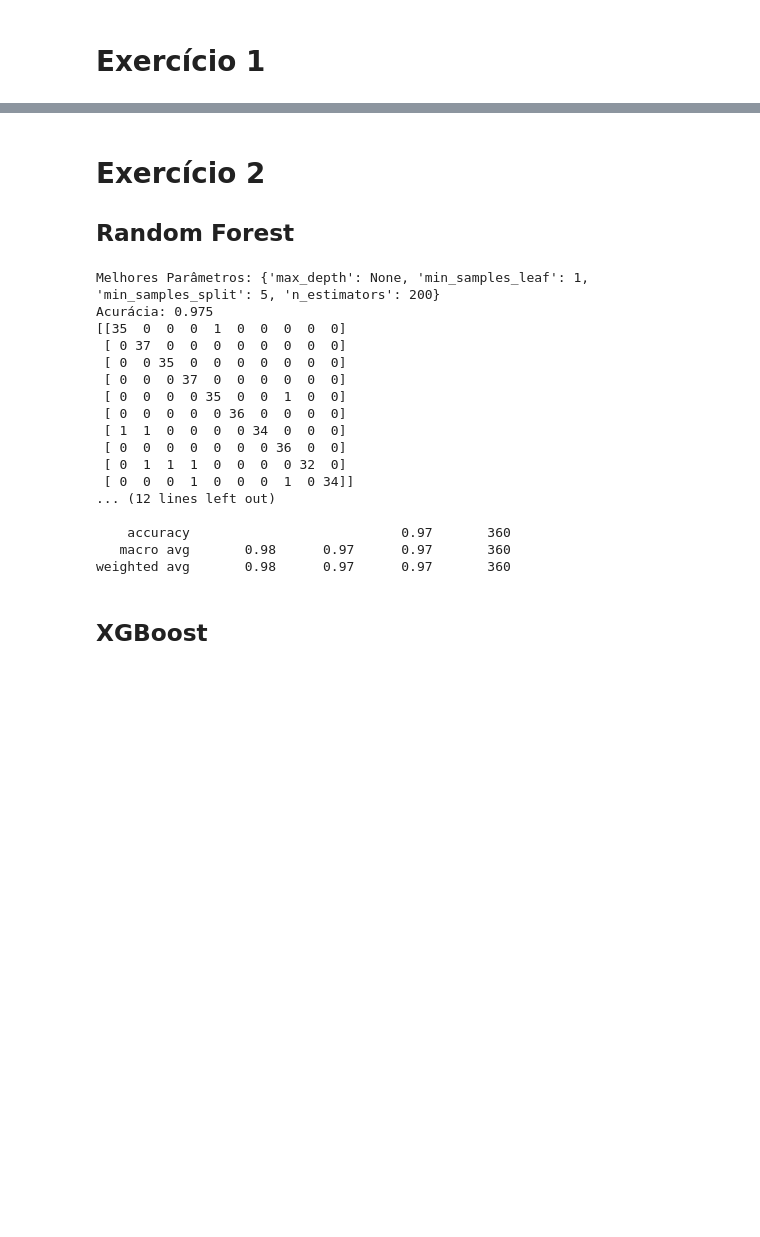
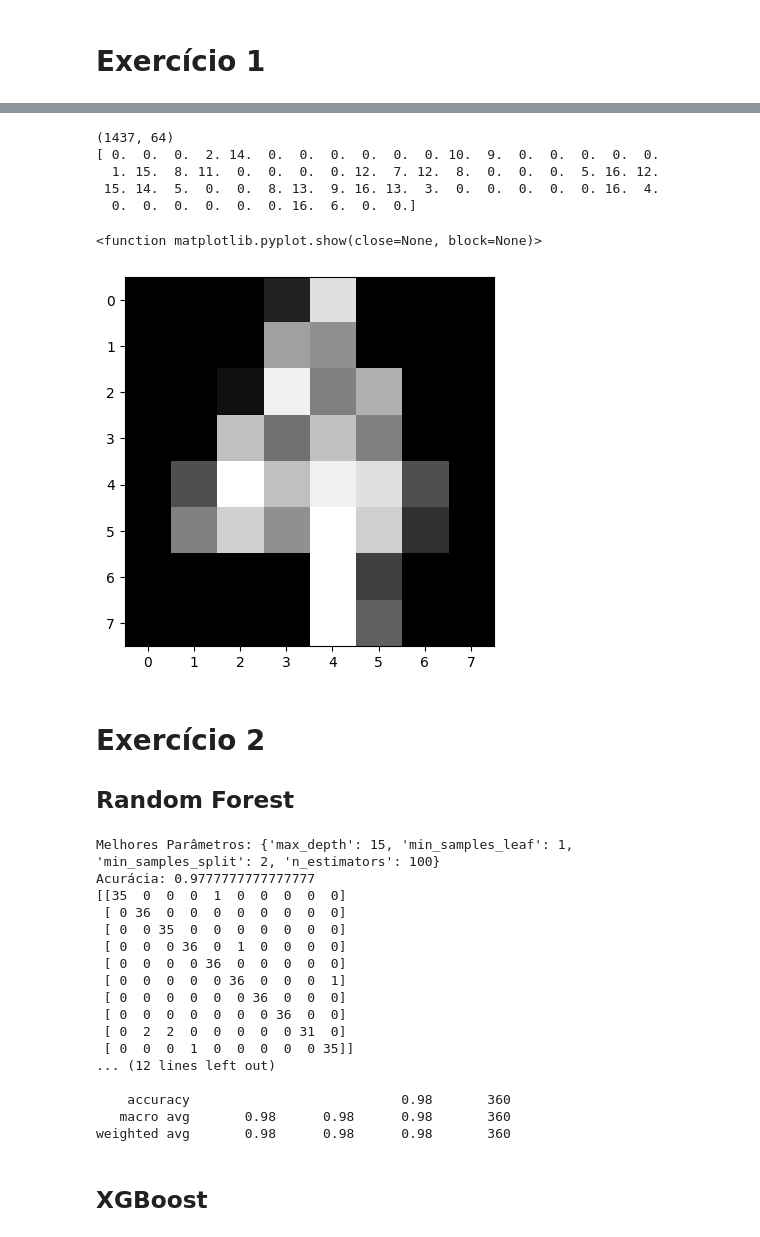
Before and after one commit to lcdmendes/mba-deeplearning-iad-006-2024-public, a Jupyter notebook: notebooks/começar_por_aqui.ipynb, the cells around one changed output, grey strips where cells are left out. Cells and saved outputs as stored; diff of their text form; code cells hidden in the pictures; blank space fills up the shorter version.

```diff
--- a/notebooks/começar_por_aqui.ipynb
+++ b/notebooks/começar_por_aqui.ipynb
@@ -97,3 +105,17 @@ weighted avg       0.87      0.87      0.87       360
+# %%
+print(X_train.shape)
+print(X_train[0])
+
+plt.imshow(np.reshape(X_train[0], (8,8)), cmap=plt.cm.gray)
+plt.show
+# %% [output]
+(1437, 64)
+[ 0.  0.  0.  2. 14.  0.  0.  0.  0.  0.  0. 10.  9.  0.  0.  0.  0.  0.
+  1. 15.  8. 11.  0.  0.  0.  0. 12.  7. 12.  8.  0.  0.  0.  5. 16. 12.
+ 15. 14.  5.  0.  0.  8. 13.  9. 16. 13.  3.  0.  0.  0.  0.  0. 16.  4.
+  0.  0.  0.  0.  0.  0. 16.  6.  0.  0.]
+<function matplotlib.pyplot.show(close=None, block=None)>
+[figure, added]
 # %% [markdown]
 # Exercício 2
 
@@ -104,7 +126,7 @@ from sklearn.ensemble import RandomForestClassifier
 # Ajustando os parâmetros
 param_grid = {
     'n_estimators': [100, 200, 300],
-    'max_depth': [5, 15, 25, None],
+    'max_depth': [5, 15, 25],
     'min_samples_split': [2, 5, 10],
     'min_samples_leaf': [1, 2, 4]
     #'max_features': ['auto', 'sqrt', 'log2'],
@@ -131,23 +153,23 @@ print(f'Acurácia: {accuracy_score(y_test, y_pred_best2a)}')
 print(confusion_matrix(y_test, y_pred_best2a))
 print(classification_report(y_test, y_pred_best2a))
 # %% [output]
-Melhores Parâmetros: {'max_depth': None, 'min_samples_leaf': 1, 'min_samples_split': 5, 'n_estimators': 200}
-Acurácia: 0.975
+Melhores Parâmetros: {'max_depth': 15, 'min_samples_leaf': 1, 'min_samples_split': 2, 'n_estimators': 100}
+Acurácia: 0.9777777777777777
 [[35  0  0  0  1  0  0  0  0  0]
- [ 0 37  0  0  0  0  0  0  0  0]
+ [ 0 36  0  0  0  0  0  0  0  0]
  [ 0  0 35  0  0  0  0  0  0  0]
- [ 0  0  0 37  0  0  0  0  0  0]
- [ 0  0  0  0 35  0  0  1  0  0]
- [ 0  0  0  0  0 36  0  0  0  0]
- [ 1  1  0  0  0  0 34  0  0  0]
+ [ 0  0  0 36  0  1  0  0  0  0]
+ [ 0  0  0  0 36  0  0  0  0  0]
+ [ 0  0  0  0  0 36  0  0  0  1]
+ [ 0  0  0  0  0  0 36  0  0  0]
  [ 0  0  0  0  0  0  0 36  0  0]
- [ 0  1  1  1  0  0  0  0 32  0]
- [ 0  0  0  1  0  0  0  1  0 34]]
+ [ 0  2  2  0  0  0  0  0 31  0]
+ [ 0  0  0  1  0  0  0  0  0 35]]
 ... (12 lines left out)
 
-    accuracy                           0.97       360
-   macro avg       0.98      0.97      0.97       360
-weighted avg       0.98      0.97      0.97       360
+    accuracy                           0.98       360
+   macro avg       0.98      0.98      0.98       360
+weighted avg       0.98      0.98      0.98       360
 # %% [markdown]
 ## XGBoost
 # %%
```
Also changed, not shown: parts of 13 cells of this notebook, 5 other files.
